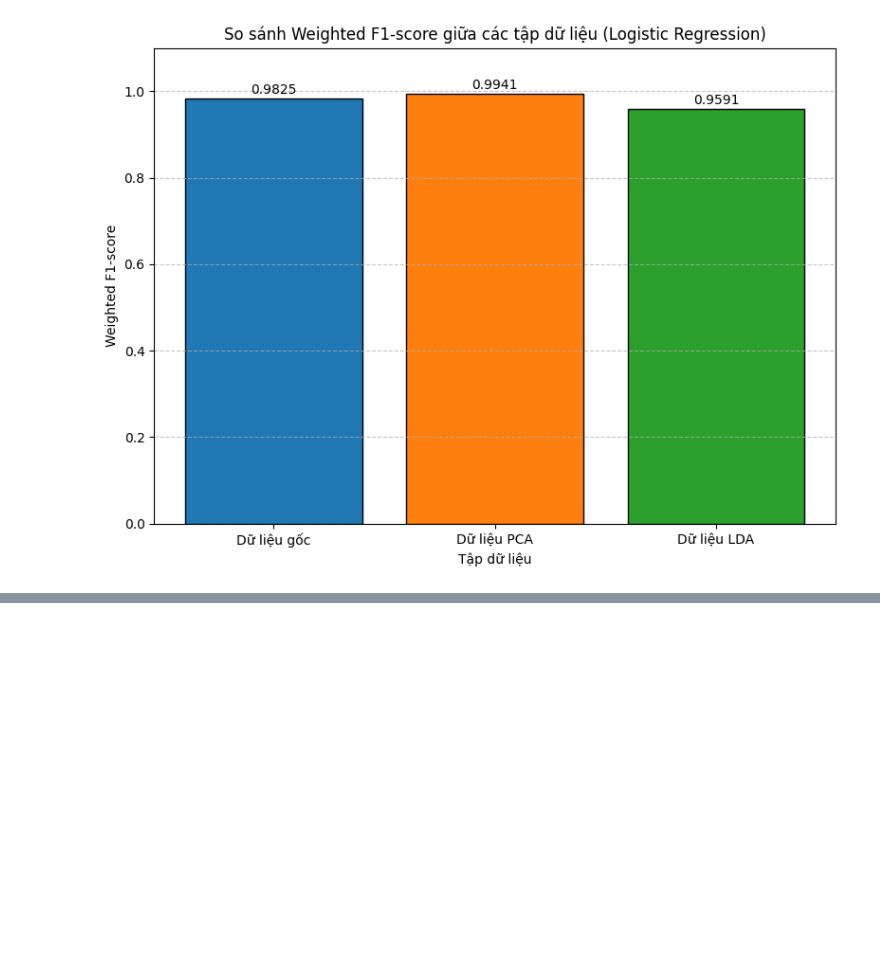
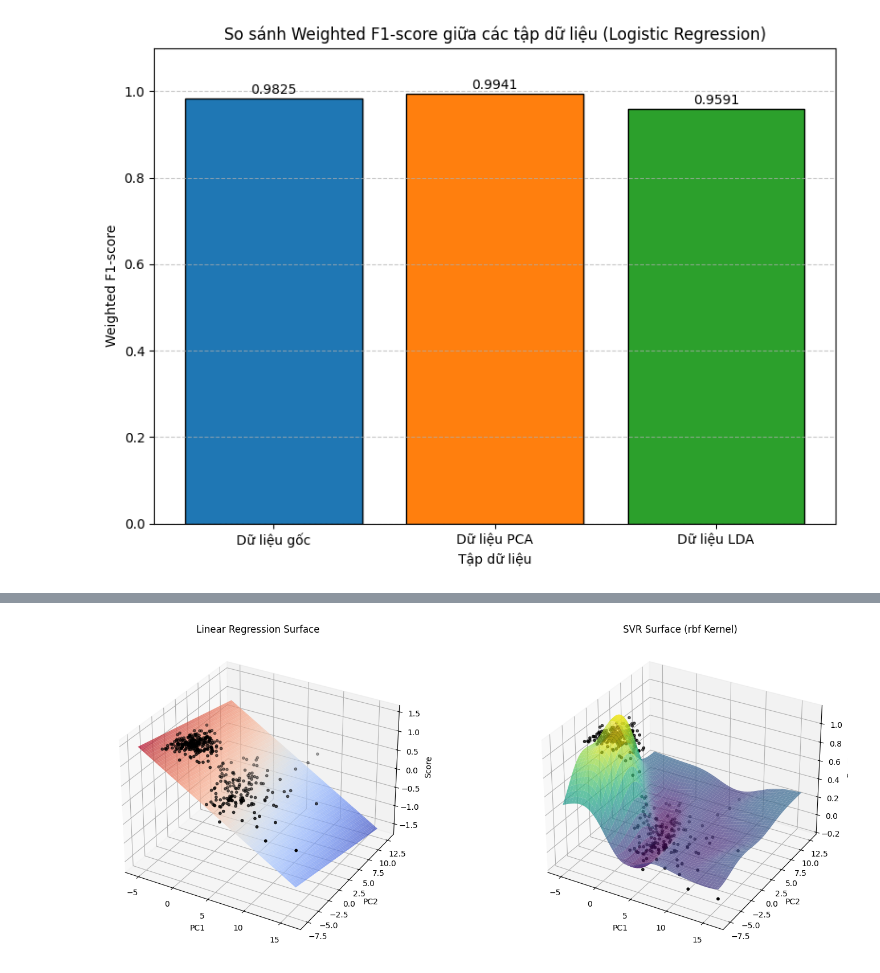
Before and after one commit to tdattm/wisconsin-breast-cancer-classification, a Jupyter notebook: src/source.ipynb, the cells around one changed output, grey strips where cells are left out. Cells and saved outputs as stored; diff of their text form; code cells hidden in the pictures; blank space fills up the shorter version.

```diff
--- a/src/source.ipynb
+++ b/src/source.ipynb
@@ -1189,0 +1377,54 @@ Logistic Regression - LDA: 0.9591
+# %%
+from sklearn.linear_model import LinearRegression
+from sklearn.svm import SVR
+
+# --- Giảm chiều về đúng 2 chiều để trực quan ---
+pca_2d = PCA(n_components=2, random_state=42)
+X_train_2d = pca_2d.fit_transform(X_train_scaled)
+
+# Chọn 1 đầu ra để hồi quy
+y_target = softmax_clf.predict_proba(X_train_scaled)[:, 1]  # Cho Softmax score
+# y_target = svm_clf.decision_function(X_train_scaled)[:, 1]  # Hoặc dùng score từ SVM nếu cần
+
+# --- Huấn luyện mô hình hồi quy ---
+# 1. Linear Regression
+linreg = LinearRegression().fit(X_train_2d, y_target)
+# 2. Support Vector Regression (SVR)
+kernel = 'rbf'  # Có thể thử các kernel khác như 'linear', 'poly', 'rbf'
+svr = SVR(kernel = kernel).fit(X_train_2d, y_target)
+
+# --- Tạo lưới để dự đoán giá trị hồi quy trên mặt phẳng ---
+x1_range = np.linspace(X_train_2d[:, 0].min(), X_train_2d[:, 0].max(), 100)
+x2_range = np.linspace(X_train_2d[:, 1].min(), X_train_2d[:, 1].max(), 100)
+xx1, xx2 = np.meshgrid(x1_range, x2_range)
+grid = np.c_[xx1.ravel(), xx2.ravel()]
+
+# Dự đoán giá trị hồi quy trên lưới
+z_linreg = linreg.predict(grid).reshape(xx1.shape)
+z_svr = svr.predict(grid).reshape(xx1.shape)
+
+# --- Vẽ biểu đồ hồi quy 3D ---
+fig = plt.figure(figsize=(16, 6))
+
+# Linear Regression
+ax1 = fig.add_subplot(1, 2, 1, projection='3d')
+ax1.plot_surface(xx1, xx2, z_linreg, cmap='coolwarm', alpha=0.7)
+ax1.scatter(X_train_2d[:, 0], X_train_2d[:, 1], y_target, c='black', s=10)
+ax1.set_title("Linear Regression Surface")
+ax1.set_xlabel('PC1')
+ax1.set_ylabel('PC2')
+ax1.set_zlabel('Score')
+
+# SVR
+ax2 = fig.add_subplot(1, 2, 2, projection='3d')
+ax2.plot_surface(xx1, xx2, z_svr, cmap='viridis', alpha=0.7)
+ax2.scatter(X_train_2d[:, 0], X_train_2d[:, 1], y_target, c='black', s=10)
+ax2.set_title("SVR Surface ({name} Kernel)".format(name = kernel))
+ax2.set_xlabel('PC1')
+ax2.set_ylabel('PC2')
+ax2.set_zlabel('Score')
+
+plt.tight_layout()
+plt.show()
+# %% [output]
+[figure, added]
```
Also changed, not shown: parts of 16 cells of this notebook.
